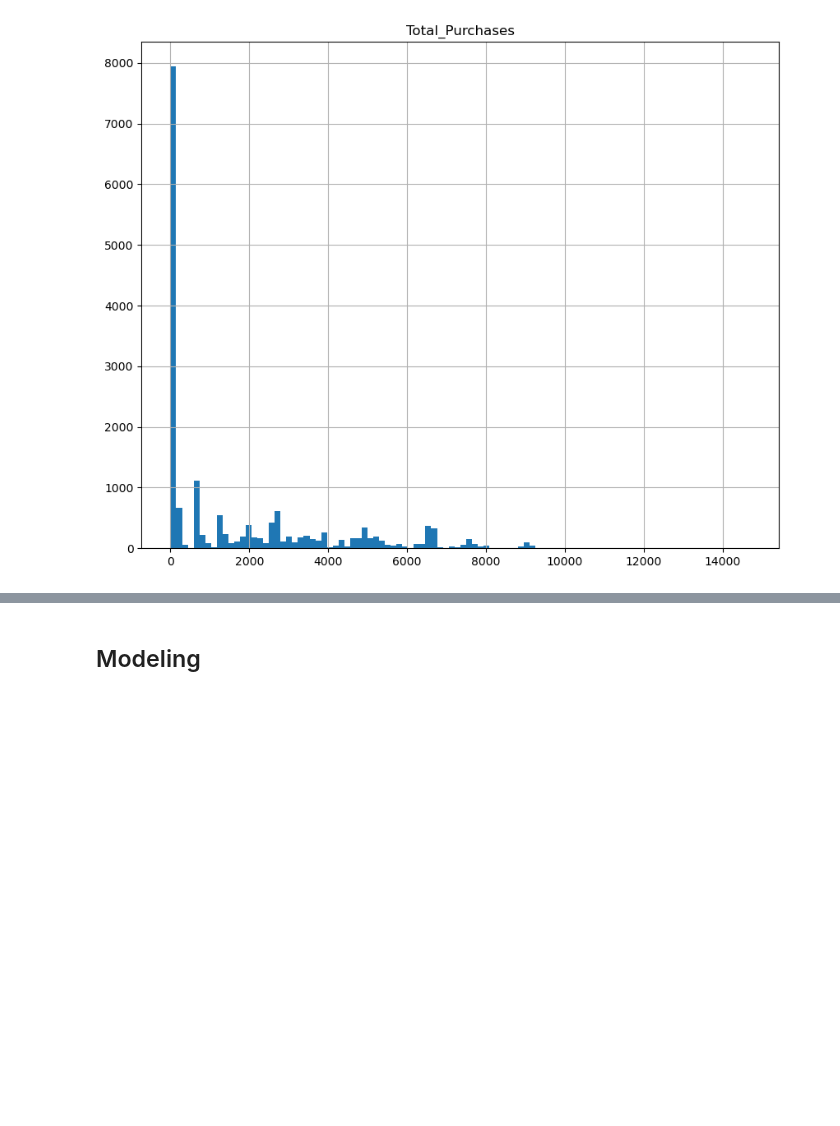
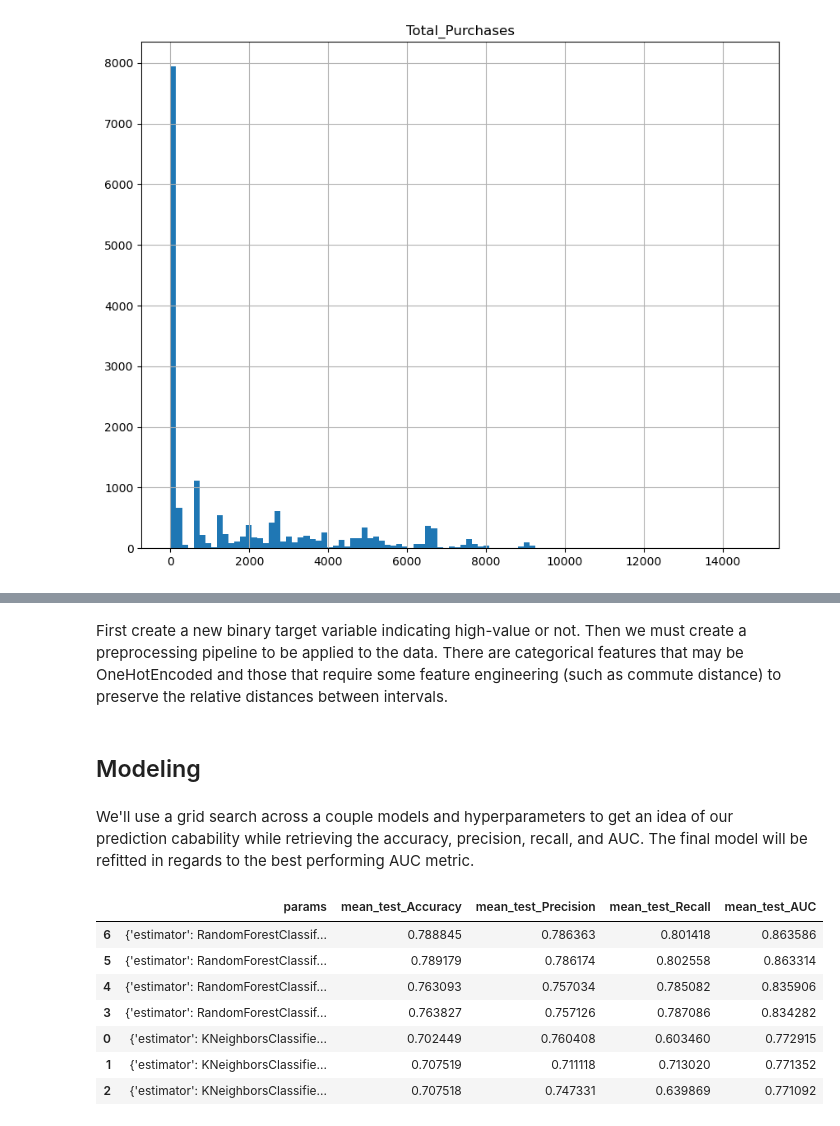
Before and after one commit to jc-simmons/AW-Projects, a Jupyter notebook: high-value classification/classify.ipynb, the cells around one changed output, grey strips where cells are left out. Cells and saved outputs as stored; diff of their text form; code cells hidden in the pictures; blank space fills up the shorter version.

```diff
--- a/high-value classification/classify.ipynb
+++ b/high-value classification/classify.ipynb
@@ -182,0 +112,2 @@ y_test = y_test.astype(int).values.ravel()
+# %% [markdown]
+First create a new binary target variable indicating high-value or not. Then we must create a preprocessing pipeline to be applied to the data. There are categorical features that may be OneHotEncoded and those that require some feature engineering (such as commute distance) to preserve the relative distances between intervals.
@@ -183,2 +172,65 @@ y_test = y_test.astype(int).values.ravel()
 # %% [markdown]
 ## Modeling ##
+# %% [markdown]
+We'll use a grid search across a couple models and hyperparameters to get an idea of our prediction cabability while retrieving the accuracy, precision, recall, and AUC. The final model will be refitted in regards to the best performing AUC metric.
+# %%
+from sklearn.model_selection import train_test_split
+from sklearn.preprocessing import LabelEncoder
+from sklearn.ensemble import RandomForestClassifier
+from sklearn.neighbors import KNeighborsClassifier
+from sklearn.model_selection import GridSearchCV
+
+
+
+X=df.drop(['Total_Purchases','HighValue'], axis=1)
+y=df[['HighValue']]
+y = LabelEncoder().fit_transform(y.values.ravel())
+
+X_train, X_test, y_train, y_test = train_test_split(X, y, test_size=0.15, random_state=0)
+
+
+
+pipe = Pipeline([
+    ('preprocess', preprocessor),
+    ('estimator', None)
+    ])
+
+
+grid_params = [
+    {
+        'estimator': [KNeighborsClassifier()],
+        'estimator__n_neighbors': [4,5,6]
+    },
+    {
+        'estimator': [RandomForestClassifier()],
+        'estimator__max_depth' : [10,15],
+        'estimator__n_estimators' : [100, 200]
+    }
+]
+
+scoring = {
+        'Accuracy':'accuracy',
+        'Precision':'precision',
+        'Recall':'recall',
+        'AUC':'roc_auc'
+        }
+
+
+grid = GridSearchCV(pipe, grid_params, scoring = scoring, refit='AUC')
+
+grid.fit(X_train, y_train)
+
+final_model = grid.best_estimator_
+
+results = pd.DataFrame(grid.cv_results_)
+pd.set_option('display.max_colwidth', 150)
+results.sort_values('rank_test_AUC')[['params','mean_test_Accuracy','mean_test_Precision','mean_test_Recall','mean_test_AUC']]
+# %% [output]
+|  | params | mean_test_Accuracy | mean_test_Precision | mean_test_Recall | mean_test_AUC |
+| 6 | {'estimator': RandomForestClassif... | 0.788845 | 0.786363 | 0.801418 | 0.863586 |
+| 5 | {'estimator': RandomForestClassif... | 0.789179 | 0.786174 | 0.802558 | 0.863314 |
+| 4 | {'estimator': RandomForestClassif... | 0.763093 | 0.757034 | 0.785082 | 0.835906 |
+| 3 | {'estimator': RandomForestClassif... | 0.763827 | 0.757126 | 0.787086 | 0.834282 |
+| 0 | {'estimator': KNeighborsClassifie... | 0.702449 | 0.760408 | 0.603460 | 0.772915 |
+| 1 | {'estimator': KNeighborsClassifie... | 0.707519 | 0.711118 | 0.713020 | 0.771352 |
+| 2 | {'estimator': KNeighborsClassifie... | 0.707518 | 0.747331 | 0.639869 | 0.771092 |
```
Also changed, not shown: parts of 15 cells of this notebook.
